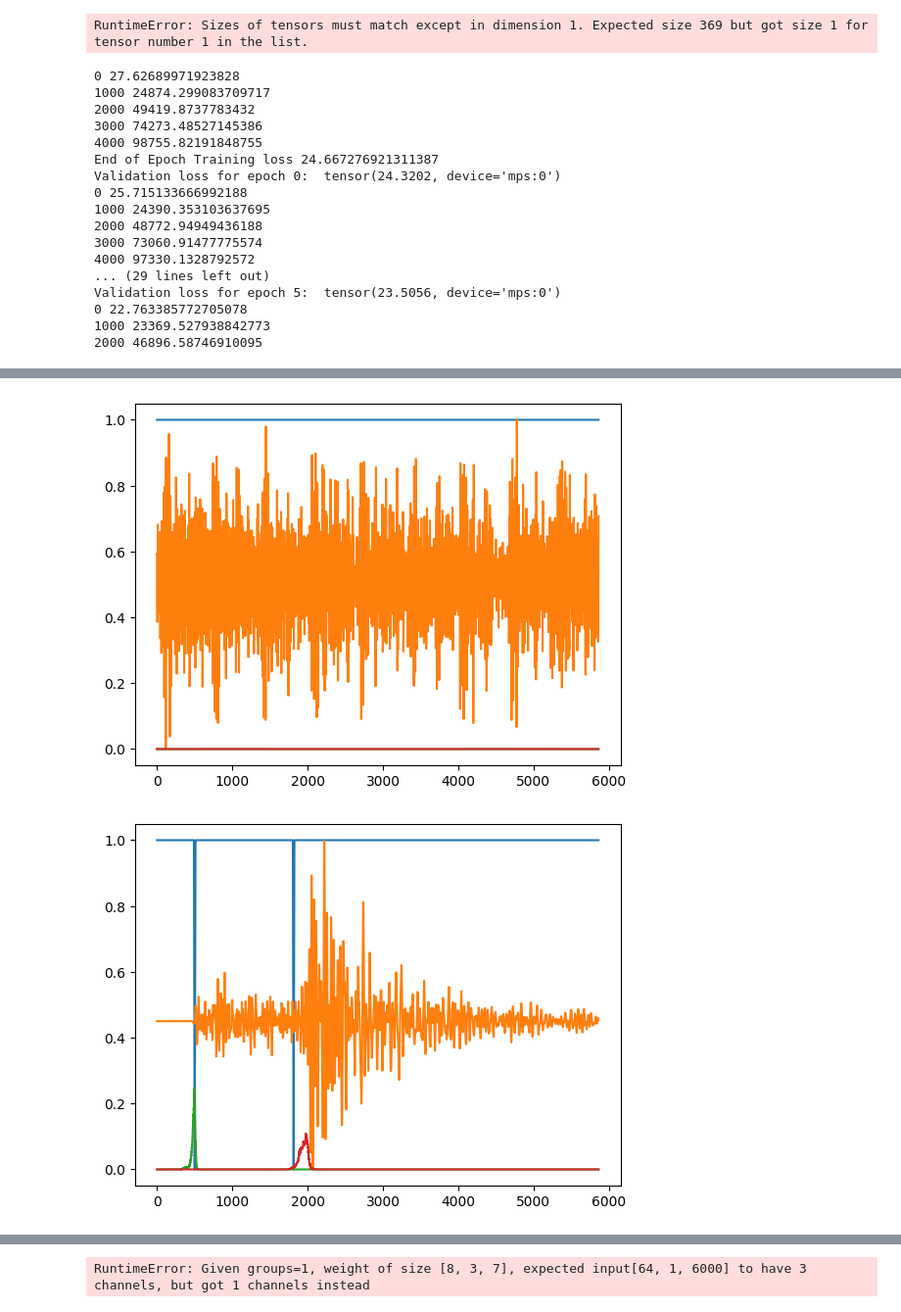
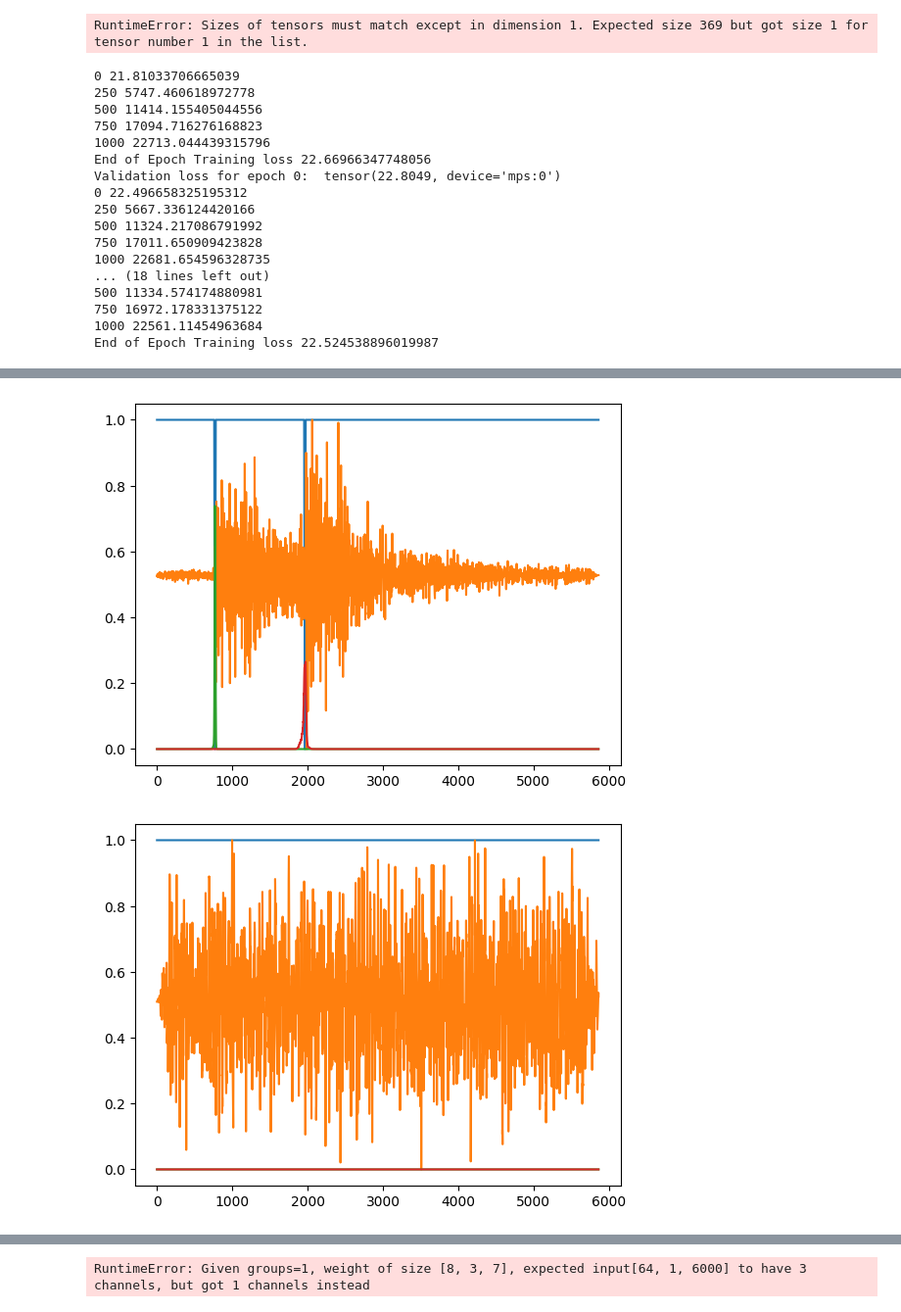
Before and after one commit to kerimoglutolga/earthquake-monitoring, a Jupyter notebook: classification/FinetuningPhaseNet.ipynb, the cells around one changed output, grey strips where cells are left out. Shown: that part at 98% size. Drawn from its saved outputs; the diff is of its cells as text; code cells hidden in the pictures.

```diff
--- a/classification/FinetuningPhaseNet.ipynb
+++ b/classification/FinetuningPhaseNet.ipynb
@@ -31,5 +31,5 @@ file_name_noise = '..//data//chunk1.hdf5'
 Structure of the dataset: \
 We want earthquakes and noise waves to appear in the same dataset, this shouldnt be separated
 # %%
-batch_size = 64
+batch_size = 256
 # %%
@@ -110,18 +110,18 @@ torch.Size([64, 32, 368])
 RuntimeError: Sizes of tensors must match except in dimension 1. Expected size 369 but got size 1 for tensor number 1 in the list.
 # %%
 # Initialize default parameters
-epochs = 100
-learning_rate = 1e-1
+epochs = 10
+learning_rate = 3e-2
 
 # Initialize datasets and dataloaders
 train_loader = train_dataloader
 
 # Initialize the model and optimizer
-device = torch.device("mps")
-model = PhaseNet()
-model.to(device)
+#device = torch.device("mps")
+#model = PhaseNet()
+#model.to(device)
 optimizer = optim.Adam(model.parameters(), lr=learning_rate)
-criterion = torch.nn.CrossEntropyLoss(reduction = 'sum')  # Replace with your loss function
+#criterion = torch.nn.CrossEntropyLoss(reduction = 'sum')  # Replace with your loss function
 # %%
 # Training loop
 for epoch in range(epochs):
@@ -137,7 +137,7 @@ for epoch in range(epochs):
         optimizer.step()
 
         train_loss += loss.cpu().detach().numpy() / inputs.shape[0]
-        if (not i%1000):
+        if (not i%250):
             print(i, train_loss)
 
     print(f"End of Epoch Training loss {train_loss / len(train_dataloader)}")
@@ -151,37 +151,38 @@ for epoch in range(epochs):
 
         print(f'Validation loss for epoch {epoch}: ', val_loss / len(val_dataloader))
 # %% [output]
-0 27.62689971923828
-1000 24874.299083709717
-2000 49419.8737783432
-3000 74273.48527145386
-4000 98755.82191848755
-End of Epoch Training loss 24.667276921311387
-Validation loss for epoch 0:  tensor(24.3202, device='mps:0')
-0 25.715133666992188
-1000 24390.353103637695
-2000 48772.94949436188
-3000 73060.91477775574
-4000 97330.1328792572
-... (29 lines left out)
-Validation loss for epoch 5:  tensor(23.5056, device='mps:0')
-0 22.763385772705078
-1000 23369.527938842773
-2000 46896.58746910095
+0 21.81033706665039
+250 5747.460618972778
+500 11414.155405044556
+750 17094.716276168823
+1000 22713.044439315796
+End of Epoch Training loss 22.66966347748056
+Validation loss for epoch 0:  tensor(22.8049, device='mps:0')
+0 22.496658325195312
+250 5667.336124420166
+500 11324.217086791992
+750 17011.650909423828
+1000 22681.654596328735
+... (18 lines left out)
+500 11334.574174880981
+750 16972.178331375122
+1000 22561.11454963684
+End of Epoch Training loss 22.524538896019987
 # %%
 val_loss = 0
+batch_num = 2
 with torch.no_grad():
     for i, (inputs, labels) in enumerate(test_dataloader):
-        if (i > 10):
+        if (i > 0):
             inputs, labels = inputs.to(device).unsqueeze(1), labels.to(device)
             outputs = model(inputs)
-            plt.plot(labels.cpu().detach().numpy()[0, 2, :])
-            plt.plot(inputs.cpu().detach().numpy()[0, 0, :])
-            plt.plot(outputs.cpu().detach().numpy()[0,0,:])
-            plt.plot(outputs.cpu().detach().numpy()[0,1,:])
+            plt.plot(labels.cpu().detach().numpy()[batch_num, 2, :])
+            plt.plot(inputs.cpu().detach().numpy()[batch_num, 0, :])
+            plt.plot(outputs.cpu().detach().numpy()[batch_num,0,:])
+            plt.plot(outputs.cpu().detach().numpy()[batch_num,1,:])
             #val_loss += criterion(outputs, labels) / inputs.shape[0]
             plt.show()
-            if (i == 20): break
+            if (i == 10): break
 
     #print(f'Validation loss for epoch {0}: ', val_loss / len(val_dataloader))
 # %% [output]
@@ -190,2 +191,2 @@ with torch.no_grad():
-[figure, old version]
+[figure, new version]
-[figure, old version]
+[figure, new version]
```
Also changed, not shown: parts of 2 cells of this notebook.
